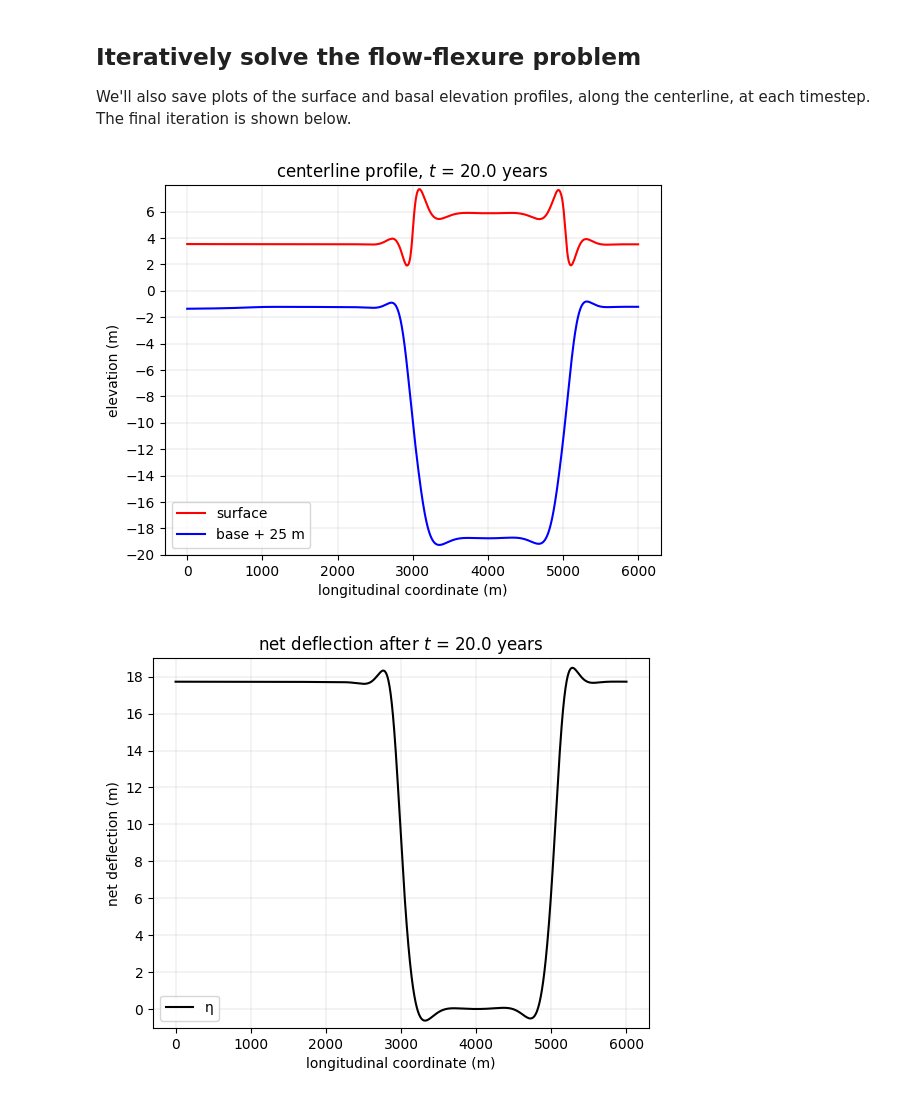
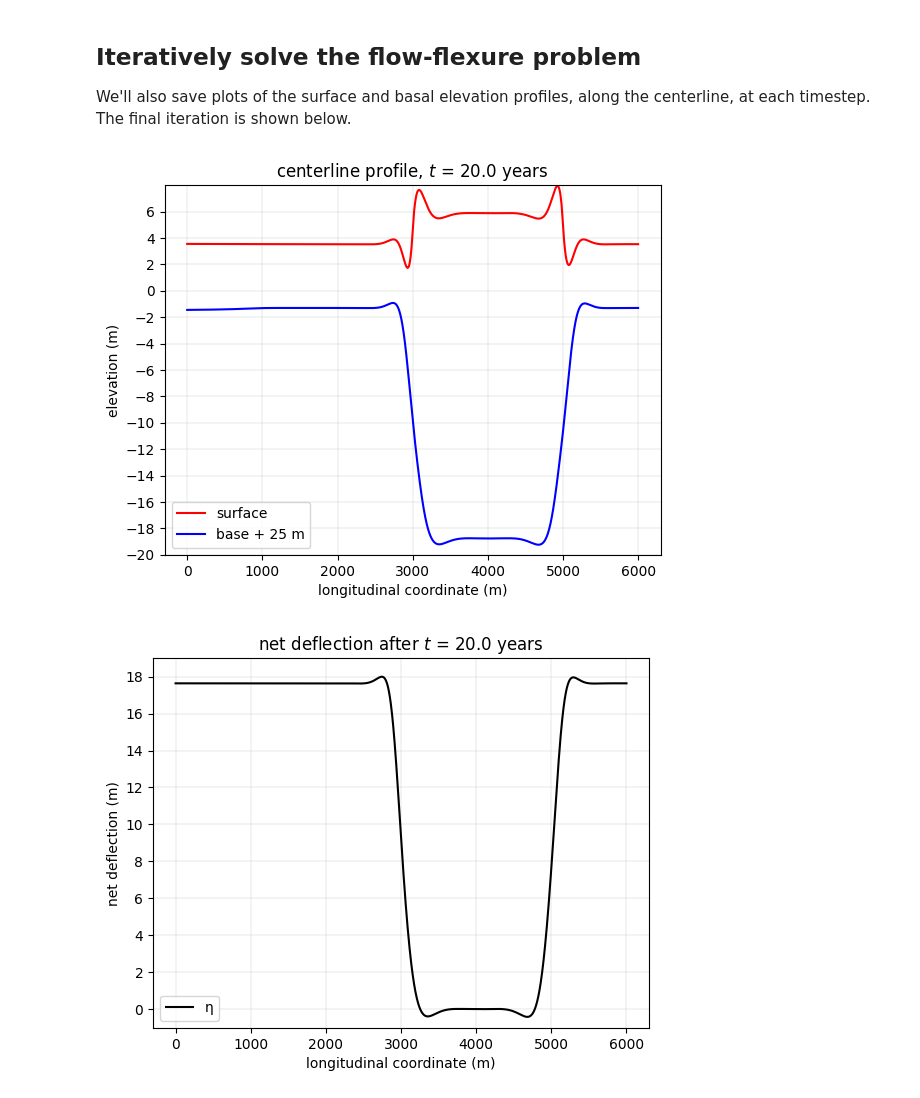
Before and after one commit to chrismiele/weird_flex, a Jupyter notebook: applications/pedestalled_lake_elastic.ipynb, the cells around one changed output. Saved outputs shown, nothing was run; the diff lists cells and outputs as text; code cells hidden in the pictures.

```diff
--- a/applications/pedestalled_lake_elastic.ipynb
+++ b/applications/pedestalled_lake_elastic.ipynb
@@ -123,8 +129,7 @@ opts = {
     },
 }
 
-flow_model = icepack.models.IceShelf(gravity = gravity2, terminus = terminus2, #model is icepack's SSA, but with our own physics
-                                 side_friction = icepack.models.friction.side_friction)
+flow_model = icepack.models.IceShelf(gravity = gravity, terminus = terminus) #model is icepack's SSA, but with our own physics
 
 flow_solver = icepack.solvers.FlowSolver(flow_model, **opts)
 
@@ -134,8 +139,8 @@ flow_solver = icepack.solvers.FlowSolver(flow_model, **opts)
 #########################
 #########################
 
-debris_model = icepack.models.DamageTransport(damage_rate = 0.0, healing_rate = 0.0)
-debris_solver = icepack.solvers.DamageSolver(debris_model)
+# debris_model = TransportEquation(field_name = 'debris', conservative = False)
+# debris_solver = TransportSolver(debris_model, **opts)
 
 r = 1000 #radius of the relict lake
 px = Lx/2 #center coordinate of the lake
@@ -143,7 +148,6 @@ D = conditional(abs(x - px) < r, 0, 1) #debris cover is 0 within 1000 meters of
 D = project(D, Q2)
 
 a = -D #mass balance rate in meters per year, forced by debris cover
-s0 = project(s0 + a*Δt, Q2) #update the initial surface elevation by adding one timestep's worth of ablation
 
 #####################################
 #####################################
@@ -153,8 +157,8 @@ s0 = project(s0 + a*Δt, Q2) #update the initial surface elevation by adding one
 
 α = 1e10 #arbitrary large number for penalty method
 
-η_transport_model = icepack.models.DamageTransport(damage_rate = 0.0, healing_rate = 0.0)
-η_transport_solver = icepack.solvers.DamageSolver(η_transport_model)
+η_transport_model = TransportEquation(field_name = 'deflection', conservative = False)
+η_transport_solver = TransportSolver(η_transport_model, **opts)
 
 #############################
 #############################
@@ -179,3 +183,4 @@ plt.yticks(np.arange(-20, 8, 2))
 plt.xticks(np.arange(0, Lx+1, 1000))
 plt.grid(linewidth=0.2)
 plt.savefig('iteration_0')
+plt.close() #uncomment to actually see the plot
@@ -187,7 +190,7 @@ plt.savefig('iteration_0')
 We'll also save plots of the surface and basal elevation profiles, along the centerline, at each timestep. The final iteration is shown below.
 # %%
 u, H, s, b = u0.copy(deepcopy=True), H0.copy(deepcopy=True), s0.copy(deepcopy=True), b0.copy(deepcopy=True) #initialize
-Ση = 0 #net deflection as the running sum of all individual deflections
+Ση = Function(Q2).project(Constant(0)) #net deflection as the running sum of all individual deflections
 
 for step in tqdm.trange(num_timesteps):
 
@@ -197,7 +200,8 @@ for step in tqdm.trange(num_timesteps):
     #############################
     #############################
 
-    u = flow_solver.diagnostic_solve(velocity = u, side_friction = Constant(0), thickness = H, base = b, fluidity = A)
+    u = flow_solver.diagnostic_solve(velocity = u, side_friction = Constant(0),
+                                     thickness = H, surface = s, fluidity = A)
 
     ##################################
     ##################################
@@ -232,11 +236,10 @@ for step in tqdm.trange(num_timesteps):
     ##############################
     ##############################
 
-    D = debris_solver.solve(Δt, damage = D, velocity = u,
-                            strain_rate = Function(S).project(Identity(2)), #these pamaters won't be used
-                            membrane_stress = Function(S).project(Identity(2)), #...so just set them to the 2x2 Id matrix
-                            damage_inflow = D) #new debris should enter the upstream boundary
-    a = -D #surface mass balance in meters per year
+    px += ux_gl*Δt #because there isn't much extension, we'll just advect the debris field uniformly at the boundary flow rate
+    D = conditional(abs(x - px) < r, 0, 1) #debris cover is 0 within 1000 meters of px, and 1 elsewhere
+    # D = debris_solver.prognostic_solve(Δt, debris = D, debris_inflow = D, debris_accumulation = Constant(0))
+    a = Function(Q2).project(-D) #surface mass balance in meters per year
 
     ######################
     ######################
@@ -266,16 +269,9 @@ for step in tqdm.trange(num_timesteps):
     ###############################################
     ###############################################
 
-    translate = 10 #how far do we need to vertically translate to ensure Ση >= 0?
-    scale = 100 #how much do we need to squish to ensure Ση <= 1?
-    Ση = project((Ση + η + translate)/scale, Q2) #map Ση onto [0, 1] (to trick icepack into thinking of Ση as "damage")
-
-    Ση = η_transport_solver.solve(Δt, damage = Ση, velocity = u, #transport Ση with flow
-                                    strain_rate = Function(S).project(Identity(2)), #this parameter is irrelevant here
-                                    membrane_stress = Function(S).project(Identity(2)), #also this one
-                                    damage_inflow = Ση)
-
-    Ση = project(Ση*scale - translate, Q1) #map Ση back to its proper values
+    Ση = η_transport_solver.prognostic_solve(Δt, velocity = u, deflection = Ση,
+                                             deflection_inflow = Function(Q2).project(Ση + η),
+                                             deflection_accumulation = Function(Q2).project(η/Δt)) #accumulation rate in m/yr
 
     #######################
     #######################
@@ -301,31 +297,31 @@ for step in tqdm.trange(num_timesteps):
     plt.title('centerline profile, $t$ = {:.1f} years'.format(step*Δt + Δt))
     plt.xlabel('longitudinal coordinate (m)')
     plt.ylabel('elevation (m)')
     plt.plot(s_profile, color='red', label = 'surface')
     plt.plot(b_profile, color='blue', label = 'base + 25 m')
     plt.legend(loc = 'lower left')
     plt.ylim(-20, 8)
     plt.yticks(np.arange(-20, 8, 2))
     plt.xticks(np.arange(0, Lx+1, 1000))
     plt.grid(linewidth=0.2)
     plt.savefig('iteration_{}'.format(step + 1))
     if step < num_timesteps - 1:
         plt.close() #save all plots but only show the last iteration
 
     η_profile = np.array(project(Ση, Q2).at(X, tolerance = 1e-10))
     plt.figure()
     plt.title('net deflection after $t$ = {:.1f} years'.format(step*Δt + Δt))
     plt.xlabel('longitudinal coordinate (m)')
     plt.ylabel('net deflection (m)')
     plt.plot(η_profile, color='k', label = 'η')
     plt.legend(loc = 'lower left')
     plt.xticks(np.arange(0, Lx+1, 1000))
     plt.ylim(-1, 19)
     plt.yticks(np.arange(0, 19, 2))
     plt.grid(linewidth=0.2)
     plt.savefig('η_iteration_{}'.format(step + 1))
     if step < num_timesteps - 1:
         plt.close() #save all plots but only show the last iteration
 # %% [output]
 [figure]
-[figure, old version]
+[figure, new version]
```
Also changed, not shown: parts of 4 cells of this notebook.
